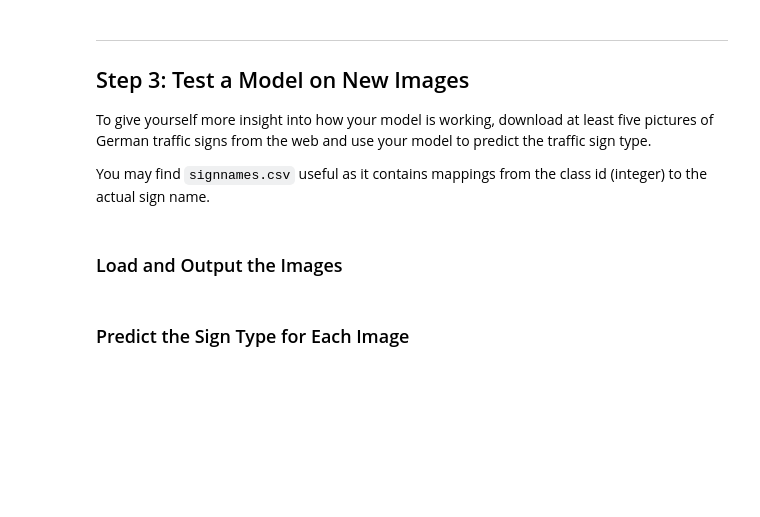
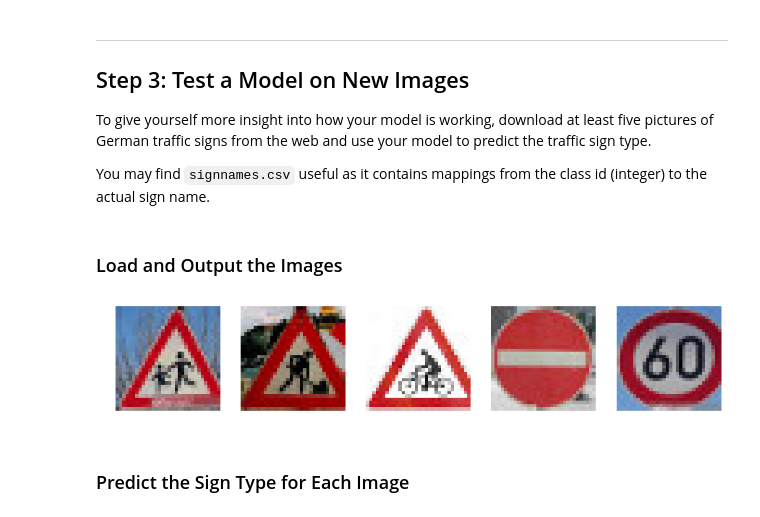
Before and after one commit to sylvanaalpert/CarND-TrafficSigns-P2, a Jupyter notebook: Traffic_Sign_Classifier.ipynb, the cells around one changed output. Saved outputs shown, nothing was run; the diff lists cells and outputs as text; code cells hidden in the pictures; blank space fills up the shorter version.

Commit message:
added new images and saved model

```diff
--- a/Traffic_Sign_Classifier.ipynb
+++ b/Traffic_Sign_Classifier.ipynb
@@ -607,2 +601,41 @@ You may find `signnames.csv` useful as it contains mappings from the class id (i
+# %%
+# Re-import necessary libraries, used for resuming work after kernel was shut down
+import os
+import cv2
+import numpy as np
+import matplotlib.pyplot as plt
+
+
+# Visualizations will be shown in the notebook.
+%matplotlib inline
+fig_size = [None] * 2
+fig_size[0] = 15
+fig_size[1] = 9
+plt.rcParams["figure.figsize"] = fig_size
+# %%
+def standarize_image(filename):
+    image = cv2.imread(filename)
+    image = image[:32, :32, :]
+    image = cv2.cvtColor(image,cv2.COLOR_BGR2RGB)
+    return image
+
+filenames = os.listdir("newimages/")
+newimages = [standarize_image("newimages/"+ name) for name in filenames]
+
+ncols = 5
+nrows = 1
+f, axarr = plt.subplots(nrows, ncols)
+for c in range(ncols):
+    axarr[c].imshow(newimages[c])
+    axarr[c].axis('off')
+    plt.subplots_adjust(hspace = .03)
+
+plt.show()
+
+preprocessed = []
+for im in newimages:
+    preprocessed.append(preprocess_image(im))
+# %% [output]
+[figure, added]
 # %% [markdown]
 ### Predict the Sign Type for Each Image
```
Also changed, not shown: parts of 5 cells of this notebook, 5 other files.
